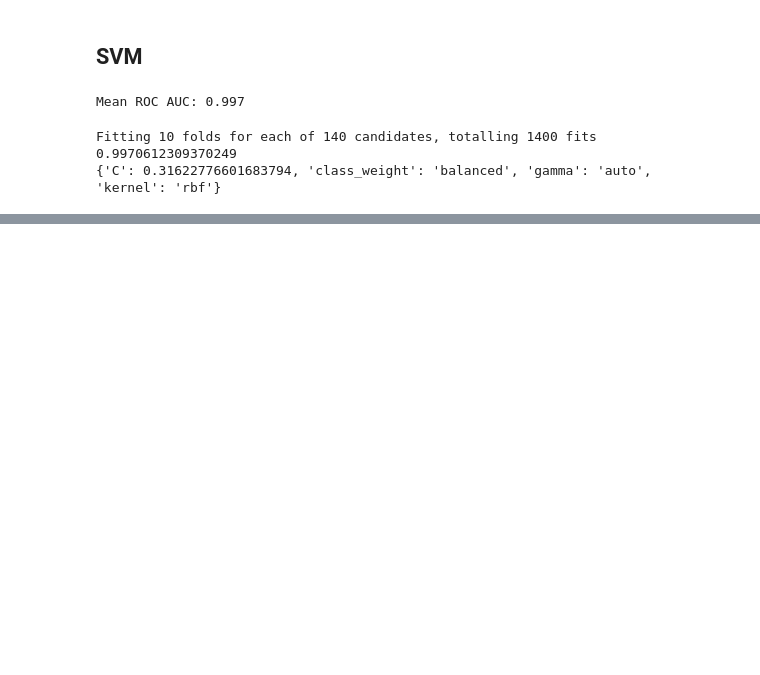
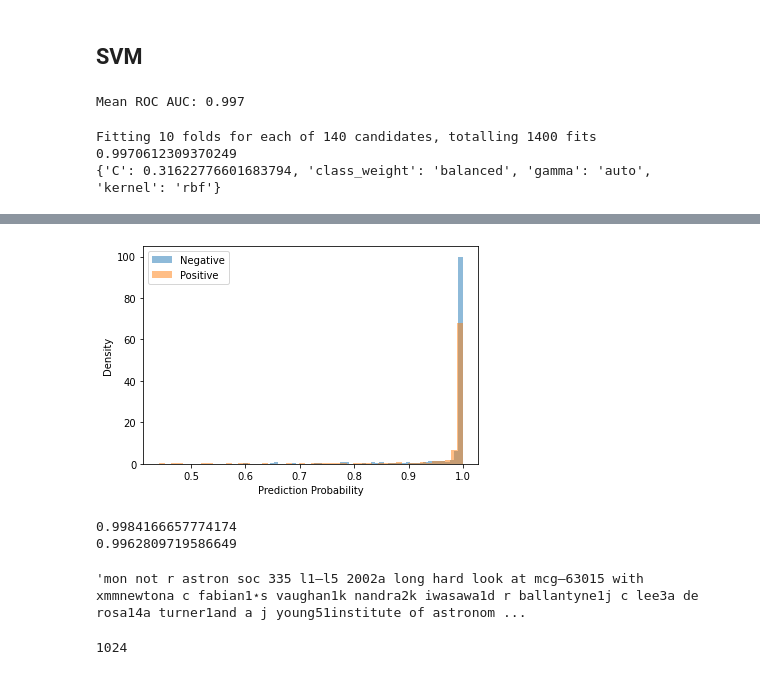
Before and after one commit to nsusemiehl/ADS-ML-Classifier, a Jupyter notebook: Classification.ipynb, the cells around one changed output, grey strips where cells are left out. Saved outputs shown, nothing was run; the diff lists cells and outputs as text; code cells hidden in the pictures; blank space fills up the shorter version.

```diff
--- a/Classification.ipynb
+++ b/Classification.ipynb
@@ -188,0 +216,35 @@ print('Mean ROC AUC: %.3f' % np.mean(auc_scores))
+# %%
+pos_probs = []
+neg_probs = []
+for i in range(len(preds)):
+    pred = preds[i]
+    prob = probs[i][pred]
+    if pred == 0:
+        neg_probs.append(prob)
+    elif pred == 1:
+        pos_probs.append(prob)
+
+plt.hist(neg_probs, density=True, label="Negative", alpha=0.5, bins=50)
+plt.hist(pos_probs, density=True, label="Positive", alpha=0.5, bins=50)
+plt.xlabel("Prediction Probability")
+plt.ylabel("Density")
+plt.legend()
+plt.show()
+# %% [output]
+[figure, added]
+# %%
+print(np.median(neg_probs))
+print(np.median(pos_probs))
+# %% [output]
+0.9984166657774174
+0.9962809719586649
+# %%
+worst_pos_prob_ind = X_test.iloc[np.argmin(pos_probs),:].values[0]
+row = X[X["0"] == worst_pos_prob_ind].index[0]
+training_corpus.iloc[row,:]["text"]
+# %% [output]
+'mon not r astron soc 335 l1–l5 2002a long hard look at mcg–63015 with xmmnewtona c fabian1⋆s vaughan1k nandra2k iwasawa1d r ballantyne1j c lee3a de rosa14a turner1and a j young51institute of astronom ...
+# %%
+X[X["0"] == worst_pos_prob_ind].index[0]
+# %% [output]
+1024
```
Also changed, not shown: parts of 8 cells of this notebook, 1 other file.
